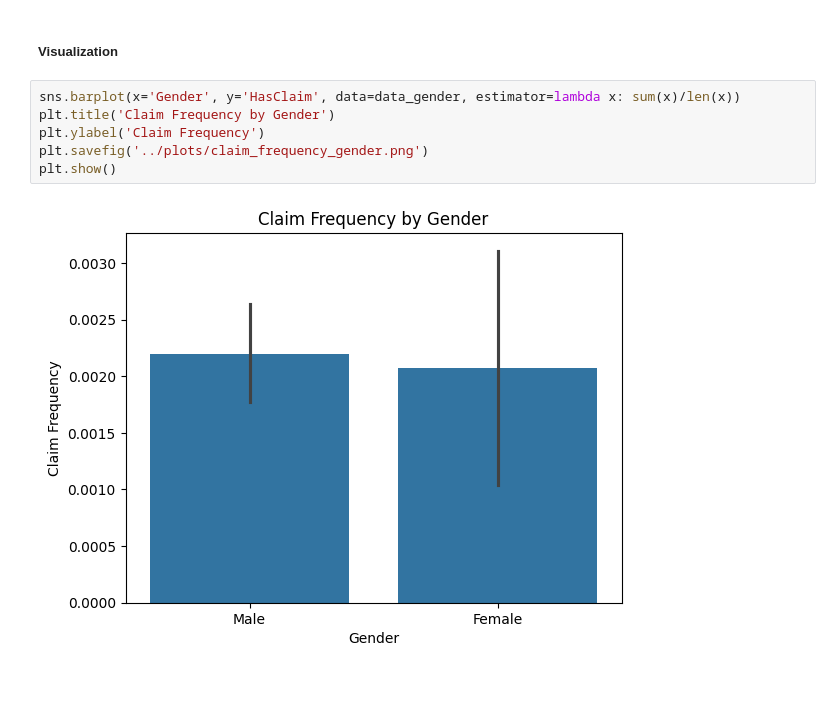
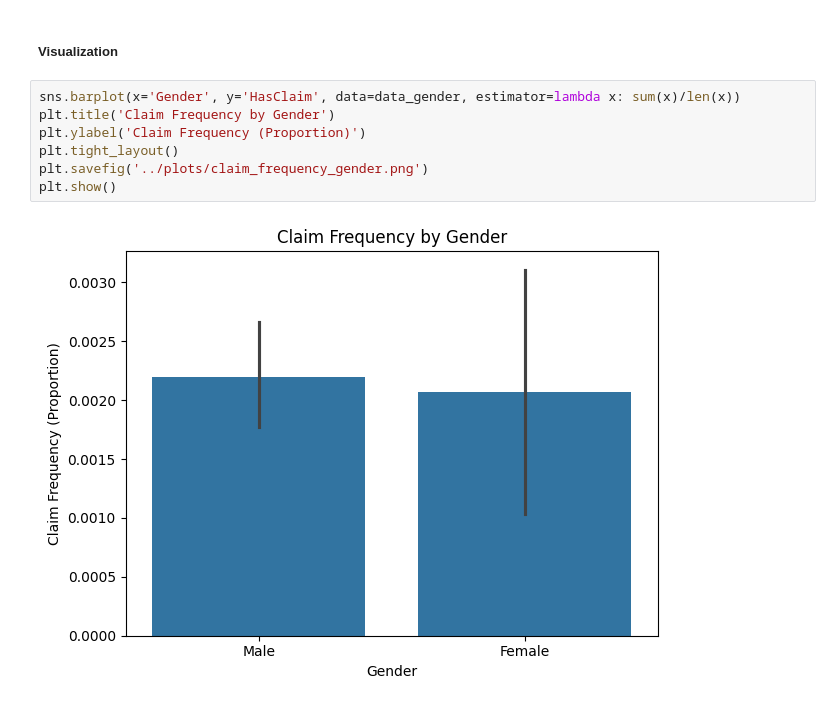
Before and after one commit to GedionAfework/AlphaCare-Insurance-Solutions, a Jupyter notebook: notebooks/hypothesis_testing.ipynb, the cells around one changed output. Saved outputs shown, nothing was run; the diff lists cells and outputs as text.

```diff
--- a/notebooks/hypothesis_testing.ipynb
+++ b/notebooks/hypothesis_testing.ipynb
@@ -161,8 +201,9 @@ Claim Severity by Gender: p-value = 0.2235
 # %%
 sns.barplot(x='Gender', y='HasClaim', data=data_gender, estimator=lambda x: sum(x)/len(x))
 plt.title('Claim Frequency by Gender')
-plt.ylabel('Claim Frequency')
+plt.ylabel('Claim Frequency (Proportion)')
+plt.tight_layout()
 plt.savefig('../plots/claim_frequency_gender.png')
 plt.show()
 # %% [output]
-[figure, old version]
+[figure, new version]
```
Also changed, not shown: parts of 19 cells of this notebook, 6 other files.
